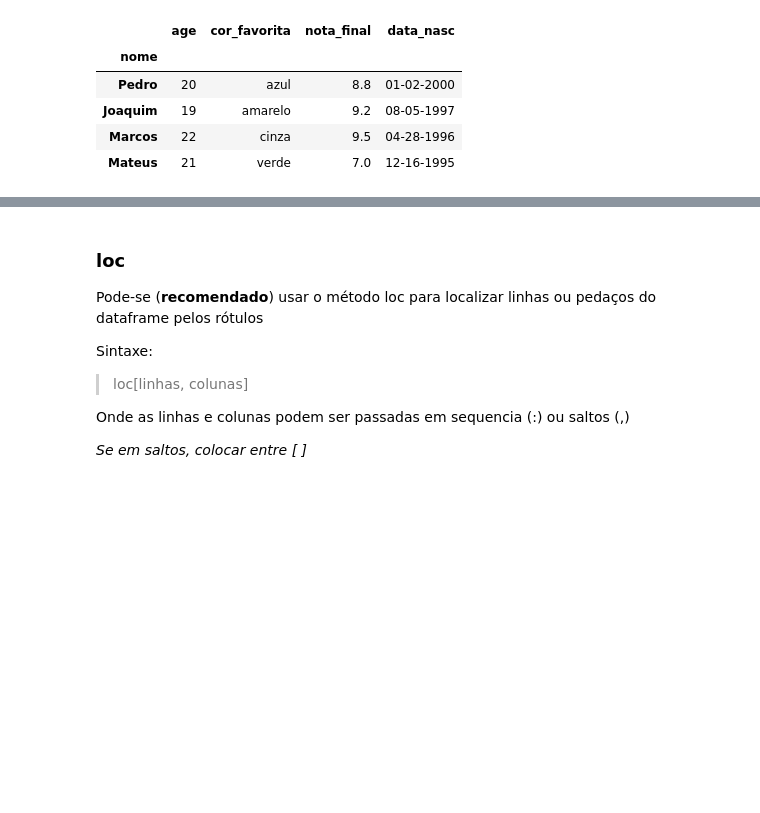
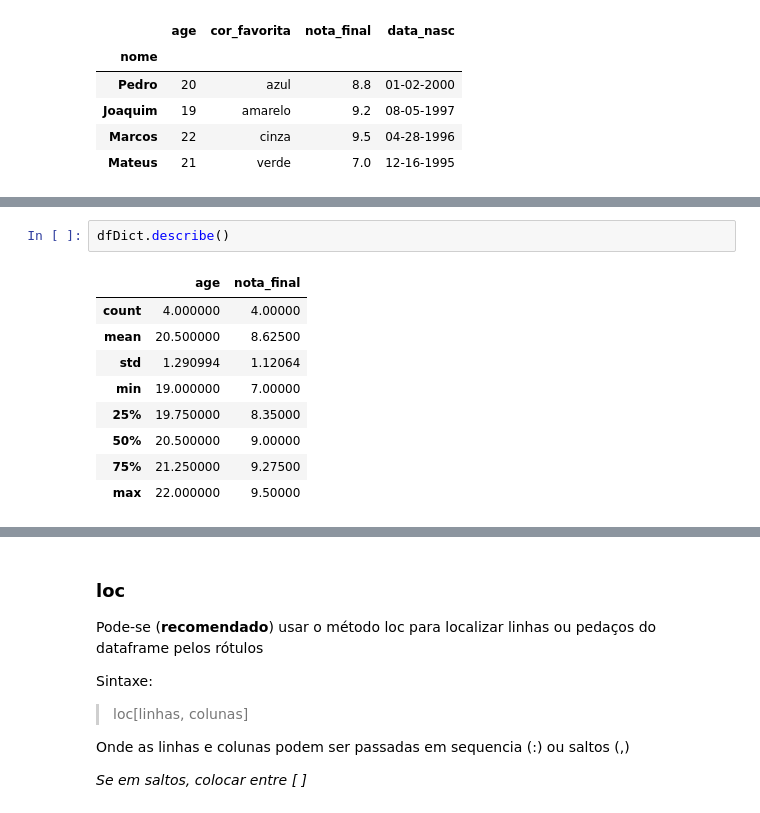
Before and after one commit to lauraemmanuella/IntroducaoPython, a Jupyter notebook: 9_Pandas.ipynb, the cells around one changed output, grey strips where cells are left out. Drawn from its saved outputs; the diff is of its cells as text; blank space fills up the shorter version.

```diff
--- a/9_Pandas.ipynb
+++ b/9_Pandas.ipynb
@@ -197,0 +205,12 @@ dfDict
+# %%
+dfDict.describe()
+# %% [output]
+|  | age | nota_final |
+| count | 4.000000 | 4.00000 |
+| mean | 20.500000 | 8.62500 |
+| std | 1.290994 | 1.12064 |
+| min | 19.000000 | 7.00000 |
+| 25% | 19.750000 | 8.35000 |
+| 50% | 20.500000 | 9.00000 |
+| 75% | 21.250000 | 9.27500 |
+| max | 22.000000 | 9.50000 |
```
Also changed, not shown: parts of 4 cells of this notebook.
